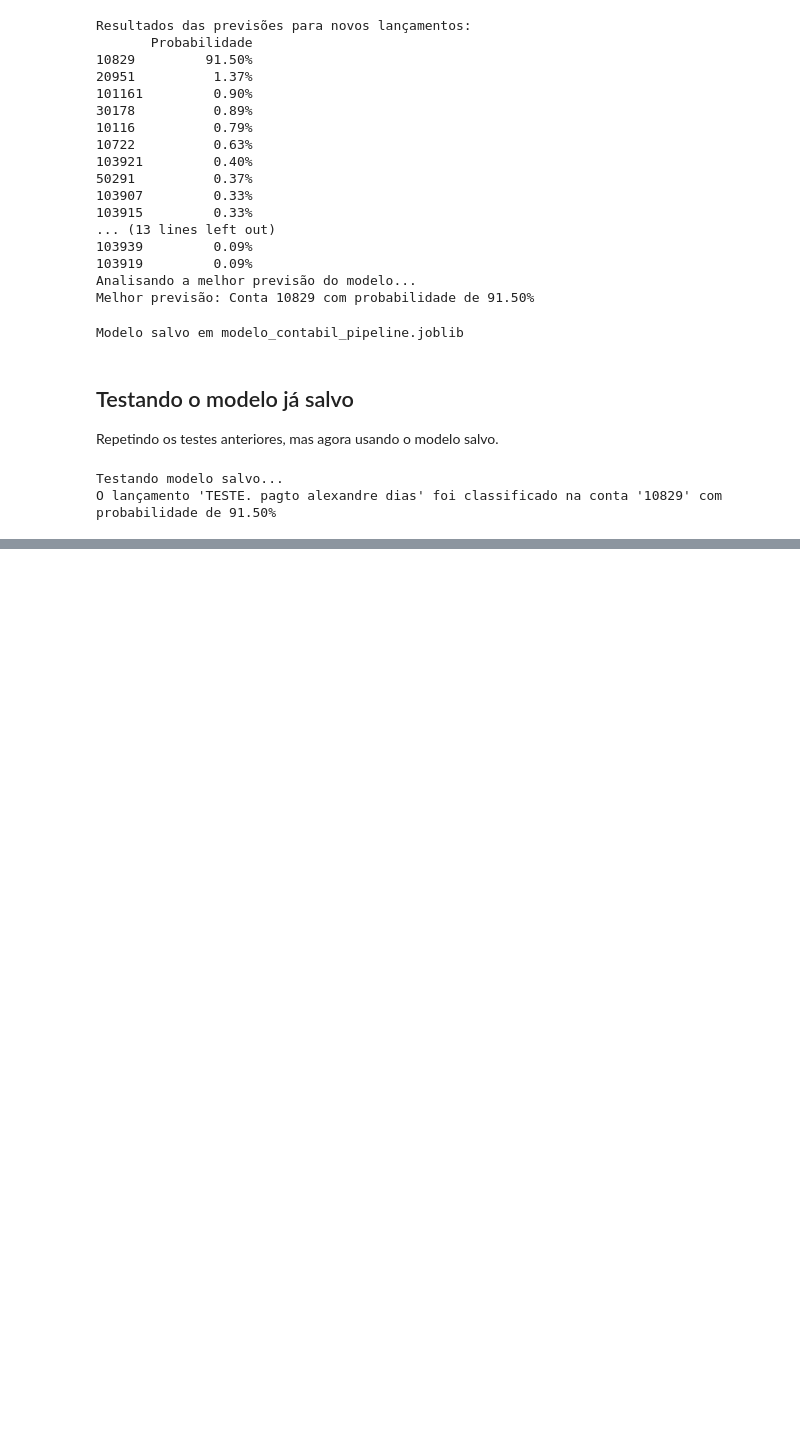
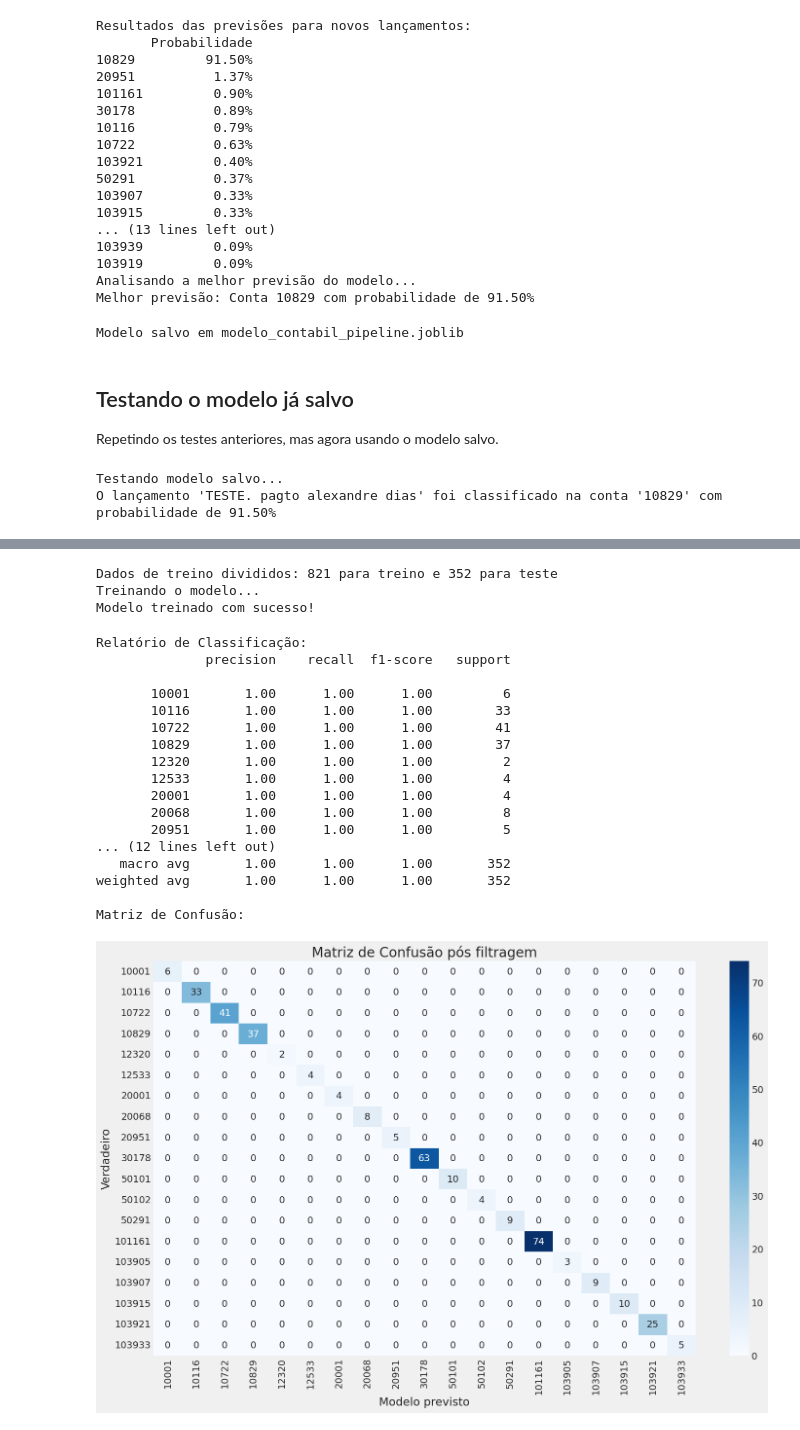
Before and after one commit to Lucassribeiro9/classificando-contas-contabeis, a Jupyter notebook: analise-contabil.ipynb, the cells around one changed output, grey strips where cells are left out. Drawn from its saved outputs; the diff is of its cells as text; code cells hidden in the pictures; blank space fills up the shorter version.

Commit message:
feat: criando nova matriz de confusao do modelo de regressao

```diff
--- a/analise-contabil.ipynb
+++ b/analise-contabil.ipynb
@@ -522,0 +555,73 @@ O lançamento 'TESTE. pagto alexandre dias' foi classificado na conta '10829' co
+# %%
+# treinando modelo com regressão
+# filtrando df
+acc_count = df_training[col_acc].value_counts()
+cutoff = 7
+valid_acc = acc_count[acc_count >= cutoff].index
+df_filtered = df_training[df_training[col_acc].isin(valid_acc)].copy()
+
+df_filtered[col_acc] = df_filtered[col_acc].astype(int)
+df_filtered["DESCRIÇÃO_LIMPA"] = df_filtered[col_his].apply(clean_text)
+X = df_filtered["DESCRIÇÃO_LIMPA"]
+y = df_filtered[col_acc]
+
+X_train, X_test, y_train, y_test = train_test_split(X, y, test_size=0.3, random_state=42, stratify=y)
+print(f"Dados de treino divididos: {len(X_train)} para treino e {len(X_test)} para teste")
+
+from sklearn.linear_model import LogisticRegression
+# Definir e criar pipeline
+text_clf_pipeline = Pipeline([
+    ('tfidf', TfidfVectorizer(ngram_range=(1,2))),
+    ('clf', LogisticRegression(random_state=42)),
+    ])
+print("Treinando o modelo...")
+text_clf_pipeline.fit(X_train, y_train)
+print("Modelo treinado com sucesso!")
+# %% [output]
+Dados de treino divididos: 821 para treino e 352 para teste
+Treinando o modelo...
+Modelo treinado com sucesso!
+# %%
+# Avaliando novo modelo
+# Avaliando o modelo, criando matriz de confusão e relatório de classificação
+# Usando o pipeline para fazer previsões
+y_pred = text_clf_pipeline.predict(X_test)
+# Imprimindo o relatório de classificação
+print("Relatório de Classificação: ")
+print(classification_report(y_test, y_pred))
+# Gerar e visualizar matriz de confusão
+print("Matriz de Confusão:")
+conf_matrix = confusion_matrix(y_test, y_pred)
+labels = sorted(y_test.unique())
+plt.figure(figsize=(16, 10))
+sns.heatmap(
+    conf_matrix,
+    annot=True,
+    fmt="d",
+    cmap="Blues",
+    xticklabels=labels,
+    yticklabels=labels,
+)
+plt.ylabel("Verdadeiro")
+plt.xlabel("Modelo previsto")
+plt.title("Matriz de Confusão pós filtragem")
+plt.show()
+# %% [output]
+Relatório de Classificação:
+              precision    recall  f1-score   support
+
+       10001       1.00      1.00      1.00         6
+       10116       1.00      1.00      1.00        33
+       10722       1.00      1.00      1.00        41
+       10829       1.00      1.00      1.00        37
+       12320       1.00      1.00      1.00         2
+       12533       1.00      1.00      1.00         4
+       20001       1.00      1.00      1.00         4
+       20068       1.00      1.00      1.00         8
+       20951       1.00      1.00      1.00         5
+... (12 lines left out)
+   macro avg       1.00      1.00      1.00       352
+weighted avg       1.00      1.00      1.00       352
+
+Matriz de Confusão:
+[figure, added]
```
Also changed, not shown: parts of 1 cell of this notebook, 1 other file.
